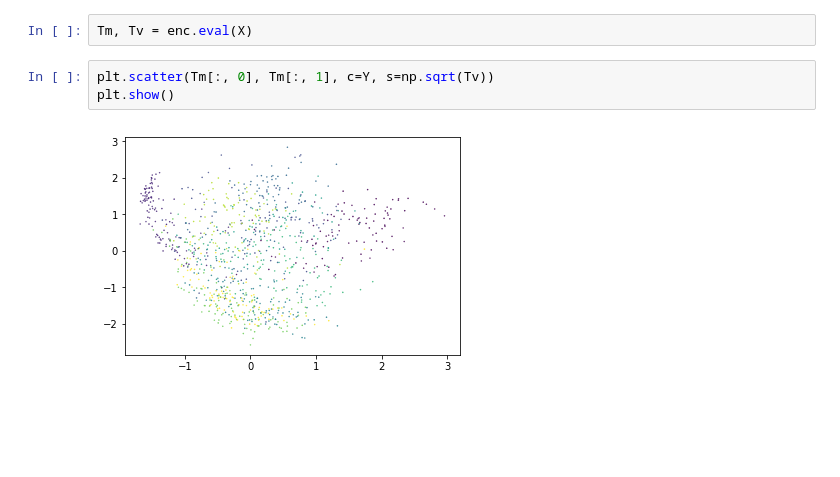
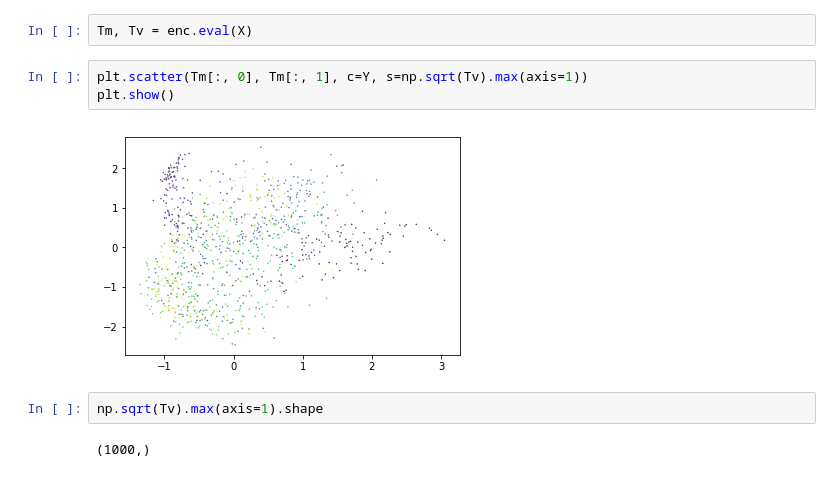
Before and after one commit to secondmind-labs/GPflux, a Jupyter notebook: experiments/density/pca-resnet-encoder.ipynb, the cells around one changed output. Drawn from its saved outputs; the diff is of its cells as text; blank space fills up the shorter version.

Commit message:
setup latent plotting

```diff
--- a/experiments/density/pca-resnet-encoder.ipynb
+++ b/experiments/density/pca-resnet-encoder.ipynb
@@ -79,7 +80,11 @@ plt.show()
 # %%
 Tm, Tv = enc.eval(X)
 # %%
-plt.scatter(Tm[:, 0], Tm[:, 1], c=Y, s=np.sqrt(Tv))
+plt.scatter(Tm[:, 0], Tm[:, 1], c=Y, s=np.sqrt(Tv).max(axis=1))
 plt.show()
 # %% [output]
-[figure, old version]
+[figure, new version]
+# %%
+np.sqrt(Tv).max(axis=1).shape
+# %% [output]
+(1000,)
```
Also changed, not shown: parts of 2 cells of this notebook, 4 other files.
